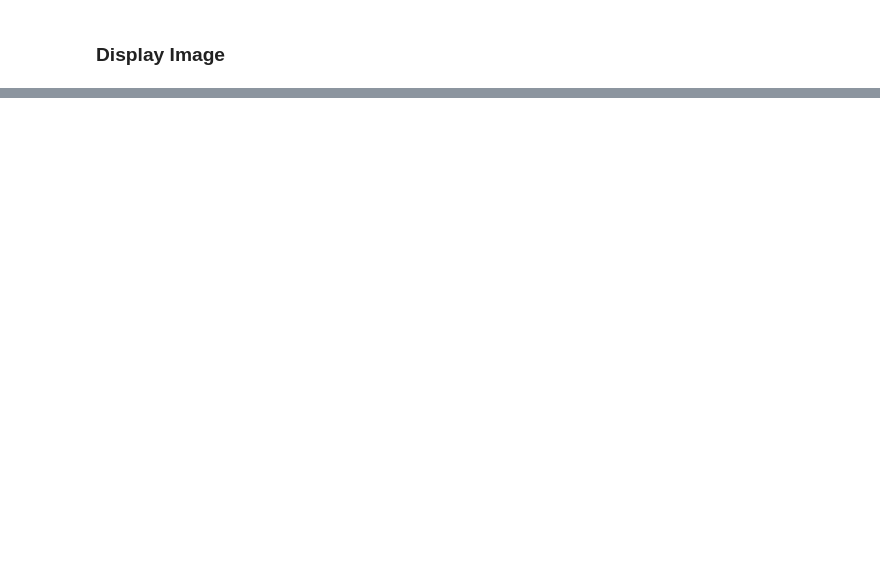
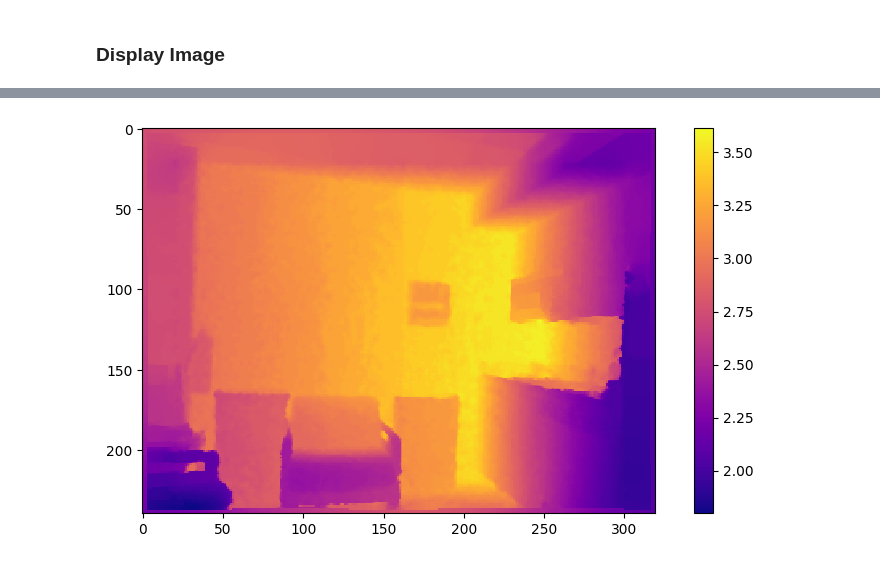
Before and after one commit to henrykaus/monocular-depth-estimation, a Jupyter notebook: notebook.ipynb, the cells around one changed output, grey strips where cells are left out. Saved outputs shown, nothing was run; the diff lists cells and outputs as text; code cells hidden in the pictures; blank space fills up the shorter version.

Commit message:
Added graph

```diff
--- a/notebook.ipynb
+++ b/notebook.ipynb
@@ -81,14 +85,30 @@ out = plt.imshow(rgb_image)
 # %%
 # Display Ground-Truth Image
 f = h5py.File('nyu_depth_v2_labeled.mat', 'r')
 nyu_depths = f['depths']
 nyu_depth_image = nyu_depths[0]
 nyu_depth_image = cv2.rotate(nyu_depth_image, cv2.ROTATE_90_CLOCKWISE)
 nyu_depth_image = cv2.flip(nyu_depth_image, 1)
 
-# Delete every other row and column of the array
+# Delete every other row and column of the array so it matched dimensions of out predicted image
+def condense_image(image_src):
+    image = np.copy(image_src)
+    for row in reversed(range(len(image))):
+        if row % 2 != 0:
+            image = np.delete(image, row, 0)
 
-plt.imshow(nyu_depth_image, cmap='plasma', interpolation='nearest')
+    for column in reversed(range(len(image[0]))):
+        if column % 2 != 0:
+            image = np.delete(image, column, 1)
+    return image
+
+true_depth_image = condense_image(nyu_depth_image)
+
+plt.figure(figsize=(10,5))
+out = plt.imshow(true_depth_image, cmap='plasma', interpolation='nearest')
+out = plt.colorbar()
+# %% [output]
+[figure, added]
 # %%
 # Display Predicted Image
 def normalize_image(image):
```
Also changed, not shown: parts of 6 cells of this notebook.
